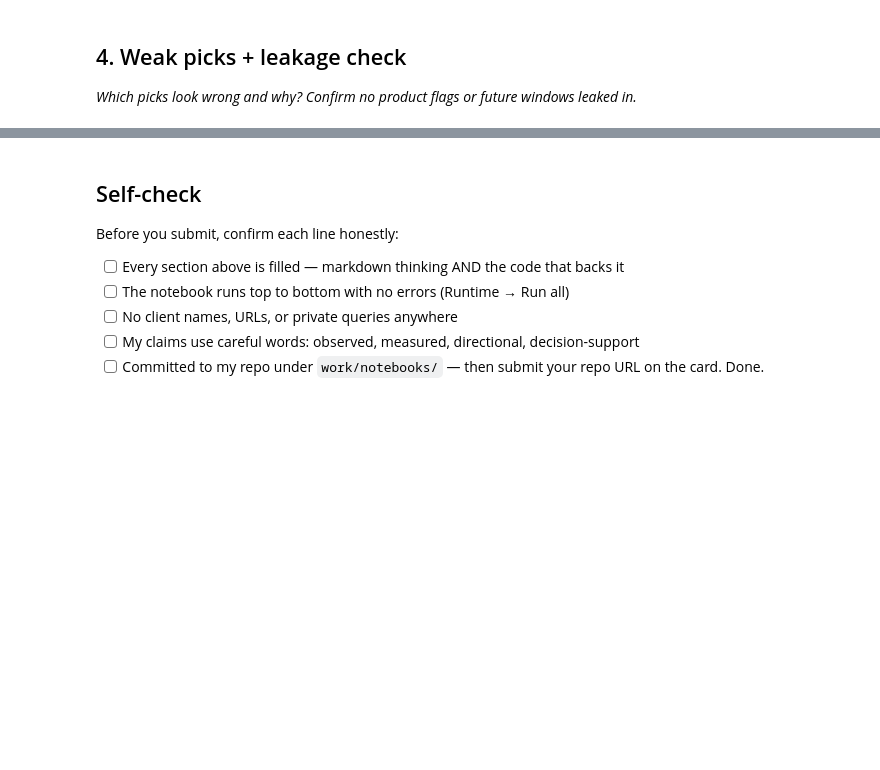
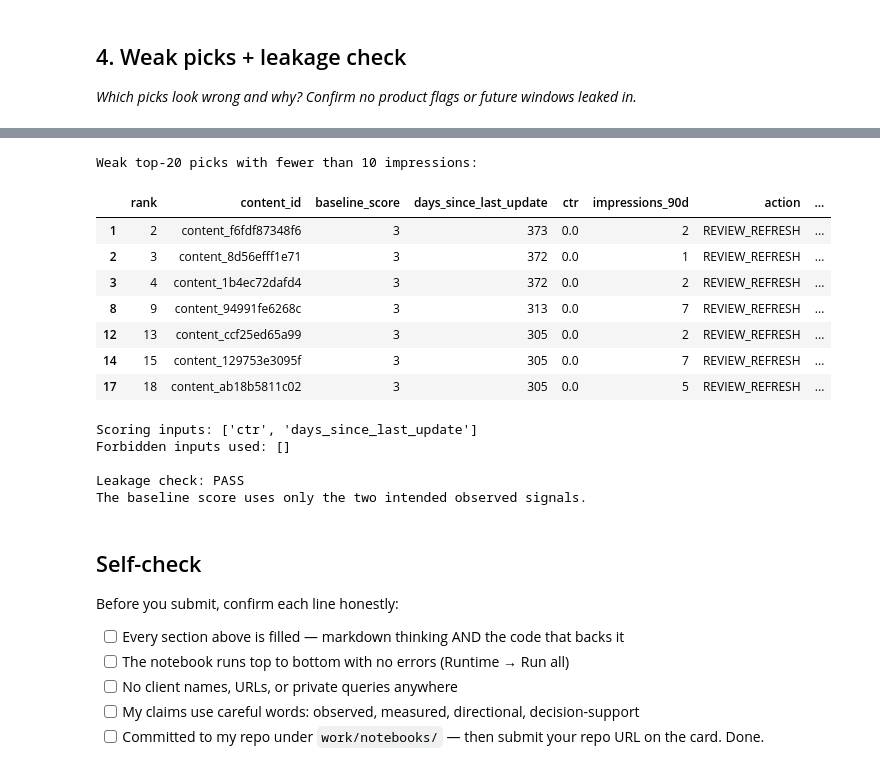
Before and after one commit to Asadnaeem23/flyrank-ml-internship, a Jupyter notebook: work/notebooks/w04_baseline_score.ipynb, the cells around one changed output, grey strips where cells are left out. Cells and saved outputs as stored; diff of their text form; code cells hidden in the pictures; blank space fills up the shorter version.

```diff
--- a/work/notebooks/w04_baseline_score.ipynb
+++ b/work/notebooks/w04_baseline_score.ipynb
@@ -37,3 +352,68 @@ This skeleton is yours to fill. Work the sections **in order** — each one has
+# %%
+# This cell is for CODE (numbers, a query, a check).
+# Write your text answer in the cell ABOVE this one — typing sentences here breaks Run All.
+# Section 4: Weak-pick audit and leakage check.
+
+# Weak picks: very low impression volume makes CTR less reliable.
+weak_picks = queue[
+    (queue["rank"] <= 20) &
+    (queue["impressions_90d"] < 10)
+].copy()
+
+print("Weak top-20 picks with fewer than 10 impressions:")
+display(
+    weak_picks[
+        [
+            "rank",
+            "content_id",
+            "baseline_score",
+            "days_since_last_update",
+            "ctr",
+            "impressions_90d",
+            "action",
+            "reason_code"
+        ]
+    ]
+)
+
+# Confirm exactly which fields the baseline score uses.
+score_inputs = {
+    "days_since_last_update",
+    "ctr"
+}
+
+# Fields that should not be used as future/label-derived signals.
+forbidden_inputs = {
+    "trend_direction",
+    "trend_pct",
+    "provider_used",
+    "model_used"
+}
+
+leaked_inputs = score_inputs.intersection(forbidden_inputs)
+
+print("\nScoring inputs:", sorted(score_inputs))
+print("Forbidden inputs used:", sorted(leaked_inputs))
+
+assert leaked_inputs == set()
+
+print("\nLeakage check: PASS")
+print("The baseline score uses only the two intended observed signals.")
+# %% [output]
+Weak top-20 picks with fewer than 10 impressions:
+|  | rank | content_id | baseline_score | days_since_last_update | ctr | impressions_90d | action | ... |
+| 1 | 2 | content_f6fdf87348f6 | 3 | 373 | 0.0 | 2 | REVIEW_REFRESH | ... |
+| 2 | 3 | content_8d56efff1e71 | 3 | 372 | 0.0 | 1 | REVIEW_REFRESH | ... |
+| 3 | 4 | content_1b4ec72dafd4 | 3 | 372 | 0.0 | 2 | REVIEW_REFRESH | ... |
+| 8 | 9 | content_94991fe6268c | 3 | 313 | 0.0 | 7 | REVIEW_REFRESH | ... |
+| 12 | 13 | content_ccf25ed65a99 | 3 | 305 | 0.0 | 2 | REVIEW_REFRESH | ... |
+| 14 | 15 | content_129753e3095f | 3 | 305 | 0.0 | 7 | REVIEW_REFRESH | ... |
+| 17 | 18 | content_ab18b5811c02 | 3 | 305 | 0.0 | 5 | REVIEW_REFRESH | ... |
+Scoring inputs: ['ctr', 'days_since_last_update']
+Forbidden inputs used: []
+
+Leakage check: PASS
+The baseline score uses only the two intended observed signals.
 # %% [markdown]
 ## Self-check
 
```
Also changed, not shown: parts of 14 cells of this notebook.
